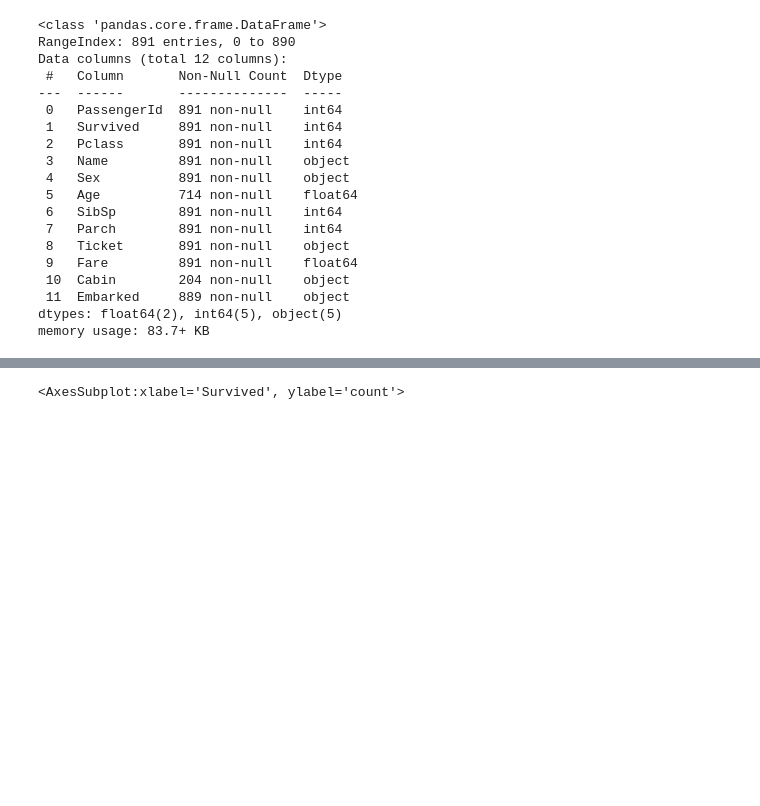
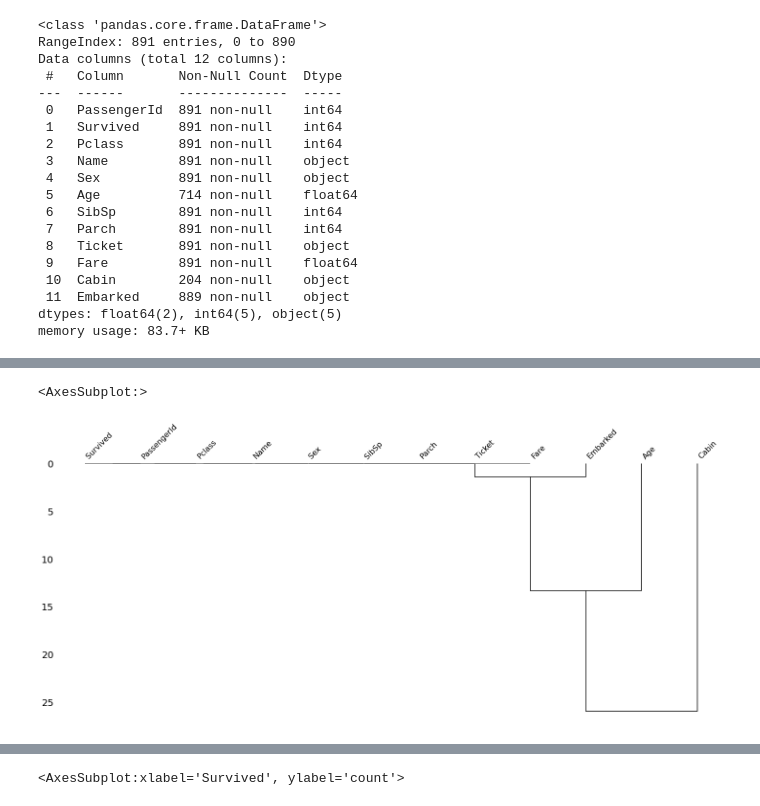
Before and after one commit to vilquer/Python, a Jupyter notebook: 02 - Cursos/Cursos_Udemy-Python-Data-Science-and-Machine-Learning/Meus-Dados/5. Machine Learning/02 Regressão Logística/Acompanhamento.ipynb, the cells around one changed output, grey strips where cells are left out. Saved outputs shown, nothing was run; the diff lists cells and outputs as text; code cells hidden in the pictures; blank space fills up the shorter version.

```diff
--- a/02 - Cursos/Cursos_Udemy-Python-Data-Science-and-Machine-Learning/Meus-Dados/5. Machine Learning/02 Regressão Logística/Acompanhamento.ipynb
+++ b/02 - Cursos/Cursos_Udemy-Python-Data-Science-and-Machine-Learning/Meus-Dados/5. Machine Learning/02 Regressão Logística/Acompanhamento.ipynb
@@ -55,2 +67,7 @@ memory usage: 83.7+ KB
+# %%
+msno.dendrogram(train)
+# %% [output]
+<AxesSubplot:>
+[figure, added]
 # %%
 plt.figure(figsize=(18,6))
```
Also changed, not shown: parts of 10 cells of this notebook, 5 other files.
